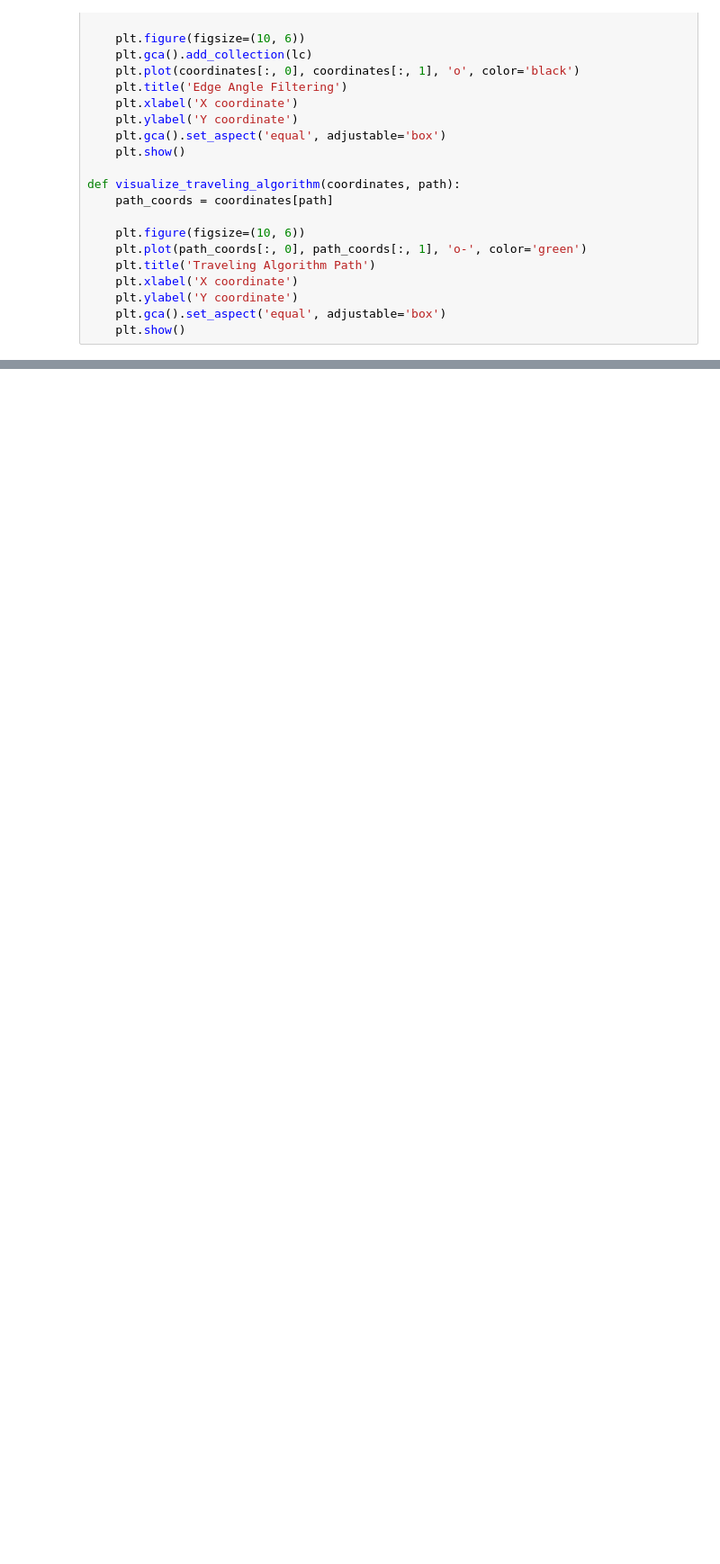
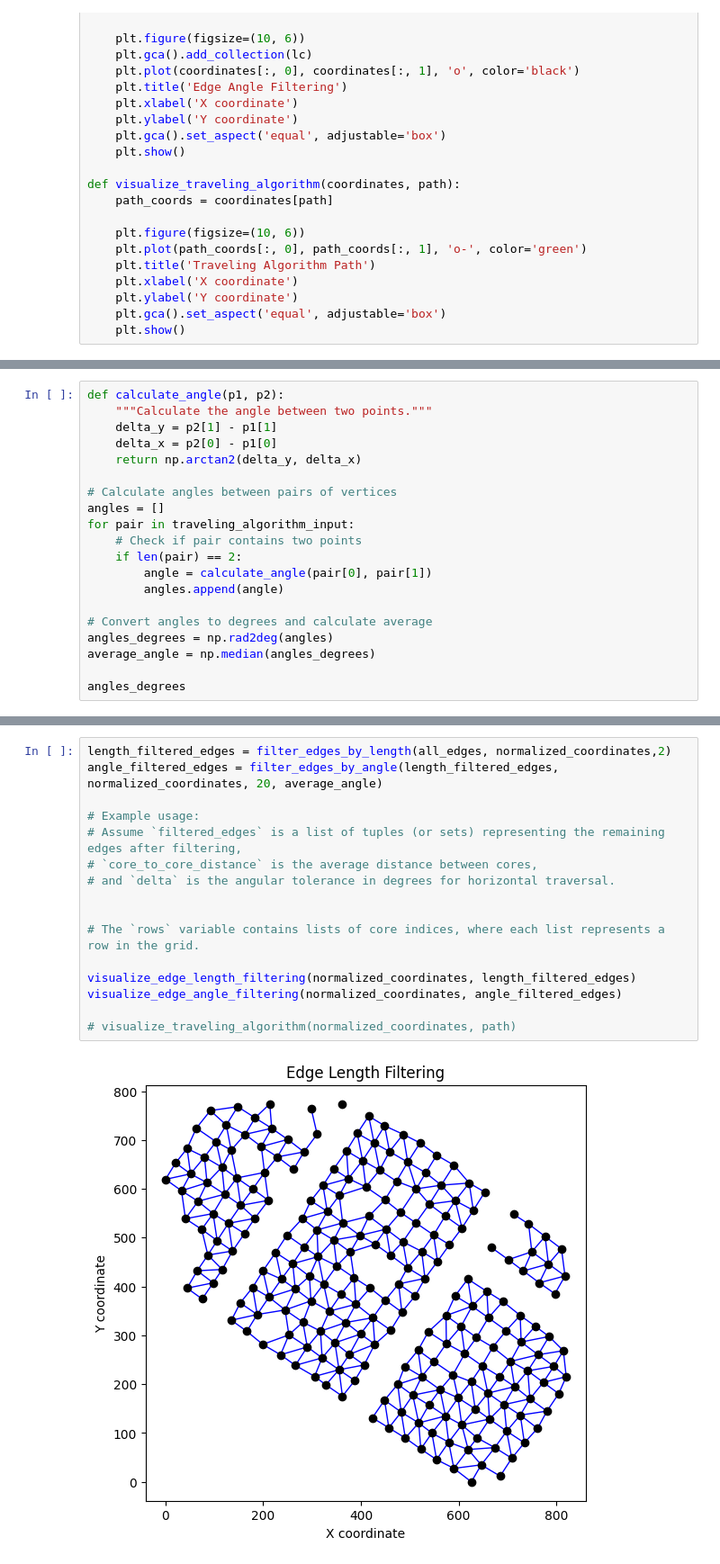
Before and after one commit to aaronge-2020/Microarray-Dearraying, a Jupyter notebook: delaunay_triangle_gridding.ipynb, the cells around one changed output, grey strips where cells are left out. Shown at 90% size. Drawn from its saved outputs; the diff is of its cells as text; blank space fills up the shorter version.

```diff
--- a/delaunay_triangle_gridding.ipynb
+++ b/delaunay_triangle_gridding.ipynb
@@ -391,0 +453,20 @@ plt.show()
+# %%
+def calculate_angle(p1, p2):
+    """Calculate the angle between two points."""
+    delta_y = p2[1] - p1[1]
+    delta_x = p2[0] - p1[0]
+    return np.arctan2(delta_y, delta_x)
+
+# Calculate angles between pairs of vertices
+angles = []
+for pair in traveling_algorithm_input:
+    # Check if pair contains two points
+    if len(pair) == 2:
+        angle = calculate_angle(pair[0], pair[1])
+        angles.append(angle)
+
+# Convert angles to degrees and calculate average
+angles_degrees = np.rad2deg(angles)
+average_angle = np.median(angles_degrees)
+
+angles_degrees
@@ -391,0 +491,18 @@ plt.show()
+# %%
+length_filtered_edges = filter_edges_by_length(all_edges, normalized_coordinates,2)
+angle_filtered_edges = filter_edges_by_angle(length_filtered_edges, normalized_coordinates, 20, average_angle)
+
+# Example usage:
+# Assume `filtered_edges` is a list of tuples (or sets) representing the remaining edges after filtering,
+# `core_to_core_distance` is the average distance between cores,
+# and `delta` is the angular tolerance in degrees for horizontal traversal.
+
+
+# The `rows` variable contains lists of core indices, where each list represents a row in the grid.
+
+visualize_edge_length_filtering(normalized_coordinates, length_filtered_edges)
+visualize_edge_angle_filtering(normalized_coordinates, angle_filtered_edges)
+
+# visualize_traveling_algorithm(normalized_coordinates, path)
+# %% [output]
+[figure, added]
```
Also changed, not shown: parts of 8 cells of this notebook, 1 other file.
